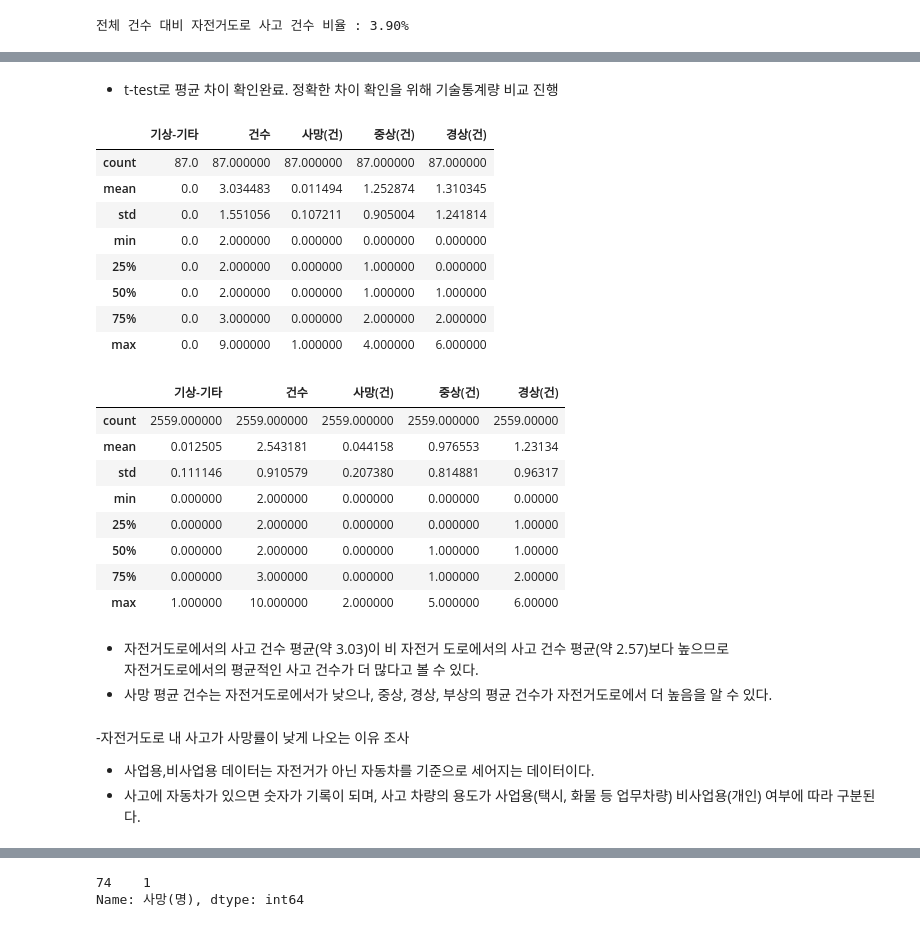
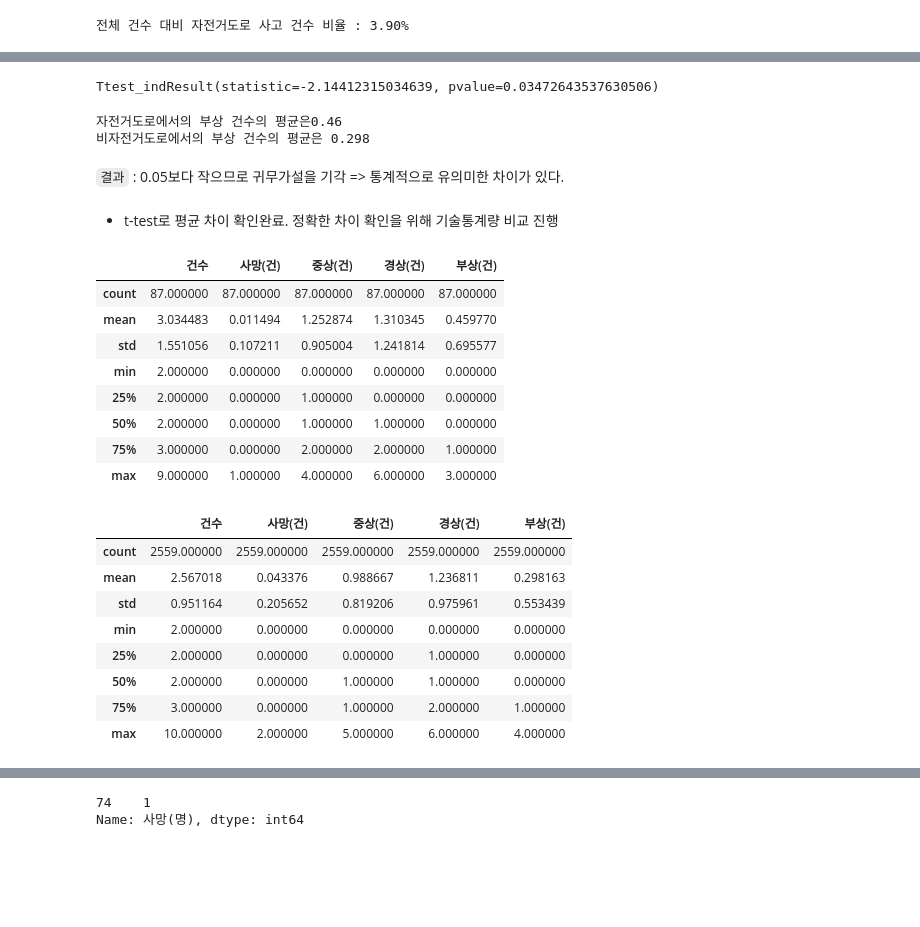
Before and after one commit to chestnut1717/BicycleAccident, a Jupyter notebook: bicycle_flow.ipynb, the cells around one changed output, grey strips where cells are left out. Drawn from its saved outputs; the diff is of its cells as text; code cells hidden in the pictures; blank space fills up the shorter version.

```diff
--- a/bicycle_flow.ipynb
+++ b/bicycle_flow.ipynb
@@ -1270,6 +1148,6 @@ bicycle_road.head()
 # %%
 # 비자전거도로 df
-not_bicycle_road = df.drop(index=bicycle_road.index)
-not_bicycle_road.head()
+not_bicycle = df.drop(index=bicycle_road.index)
+not_bicycle.head()
 # %% [output]
 |  | 광역 | 기초 | 지점명 | 사업용 | 비사업용 | 기타 | 중앙선침범 | 신호위반 | 안전거리미확보 | 불법유턴 | ... | ... |
@@ -1283,7 +1174,3 @@ not_bicycle_road.head()
 print(f"전체 건수 대비 자전거도로 사고 건수 비율 : {264/6772 * 100:.2f}%")
 # %% [output]
 전체 건수 대비 자전거도로 사고 건수 비율 : 3.90%
-# %%
-# index 초기화
-bicycle_road = bicycle_road.reset_index(drop=True)
-not_bicycle_road = not_bicycle_road.reset_index(drop=True)
@@ -1334,35 +1244,40 @@ Ttest_indResult(statistic=2.9373182557463133, pvalue=0.004224968433011237)
+# %%
+stats.ttest_ind(not_bicycle_injury_3,bicycle_injury_3, equal_var = False)
+# %% [output]
+Ttest_indResult(statistic=-2.14412315034639, pvalue=0.03472643537630506)
+# %%
+print(f"자전거도로에서의 부상 건수의 평균은{bicycle.describe()['부상(건)']['mean']:.3}\n"
+f"비자전거도로에서의 부상 건수의 평균은 {not_bicycle.describe()['부상(건)']['mean']:.3}")
+# %% [output]
+자전거도로에서의 부상 건수의 평균은0.46
+비자전거도로에서의 부상 건수의 평균은 0.298
+# %% [markdown]
+`결과` : 0.05보다 작으므로 귀무가설을 기각 => 통계적으로 유의미한 차이가 있다.
 # %% [markdown]
 - t-test로 평균 차이 확인완료. 정확한 차이 확인을 위해 기술통계량 비교 진행
 # %%
 #자전거도로 사고 건 기술통계량
-bicycle_road.iloc[:, -11:-6].describe()
+bicycle_road.iloc[:, -10:-5].describe()
 # %% [output]
-|  | 기상-기타 | 건수 | 사망(건) | 중상(건) | 경상(건) |
-| count | 87.0 | 87.000000 | 87.000000 | 87.000000 | 87.000000 |
-| mean | 0.0 | 3.034483 | 0.011494 | 1.252874 | 1.310345 |
-| std | 0.0 | 1.551056 | 0.107211 | 0.905004 | 1.241814 |
-| min | 0.0 | 2.000000 | 0.000000 | 0.000000 | 0.000000 |
-| 25% | 0.0 | 2.000000 | 0.000000 | 1.000000 | 0.000000 |
-| 50% | 0.0 | 2.000000 | 0.000000 | 1.000000 | 1.000000 |
-| 75% | 0.0 | 3.000000 | 0.000000 | 2.000000 | 2.000000 |
-| max | 0.0 | 9.000000 | 1.000000 | 4.000000 | 6.000000 |
+|  | 건수 | 사망(건) | 중상(건) | 경상(건) | 부상(건) |
+| count | 87.000000 | 87.000000 | 87.000000 | 87.000000 | 87.000000 |
+| mean | 3.034483 | 0.011494 | 1.252874 | 1.310345 | 0.459770 |
+| std | 1.551056 | 0.107211 | 0.905004 | 1.241814 | 0.695577 |
+| min | 2.000000 | 0.000000 | 0.000000 | 0.000000 | 0.000000 |
+| 25% | 2.000000 | 0.000000 | 1.000000 | 0.000000 | 0.000000 |
+| 50% | 2.000000 | 0.000000 | 1.000000 | 1.000000 | 0.000000 |
+| 75% | 3.000000 | 0.000000 | 2.000000 | 2.000000 | 1.000000 |
+| max | 9.000000 | 1.000000 | 4.000000 | 6.000000 | 3.000000 |
 # %%
 # 비자전거도로 사고 건 기술통계량
-not_bicycle_road.iloc[:, -11:-6].describe()
+not_bicycle_road.iloc[:, -10:-5].describe()
 # %% [output]
-|  | 기상-기타 | 건수 | 사망(건) | 중상(건) | 경상(건) |
-| count | 2559.000000 | 2559.000000 | 2559.000000 | 2559.000000 | 2559.00000 |
-| mean | 0.012505 | 2.543181 | 0.044158 | 0.976553 | 1.23134 |
-| std | 0.111146 | 0.910579 | 0.207380 | 0.814881 | 0.96317 |
-| min | 0.000000 | 2.000000 | 0.000000 | 0.000000 | 0.00000 |
-| 25% | 0.000000 | 2.000000 | 0.000000 | 0.000000 | 1.00000 |
-| 50% | 0.000000 | 2.000000 | 0.000000 | 1.000000 | 1.00000 |
-| 75% | 0.000000 | 3.000000 | 0.000000 | 1.000000 | 2.00000 |
-| max | 1.000000 | 10.000000 | 2.000000 | 5.000000 | 6.00000 |
+|  | 건수 | 사망(건) | 중상(건) | 경상(건) | 부상(건) |
+| count | 2559.000000 | 2559.000000 | 2559.000000 | 2559.000000 | 2559.000000 |
+| mean | 2.567018 | 0.043376 | 0.988667 | 1.236811 | 0.298163 |
+| std | 0.951164 | 0.205652 | 0.819206 | 0.975961 | 0.553439 |
+| min | 2.000000 | 0.000000 | 0.000000 | 0.000000 | 0.000000 |
+| 25% | 2.000000 | 0.000000 | 0.000000 | 1.000000 | 0.000000 |
+| 50% | 2.000000 | 0.000000 | 1.000000 | 1.000000 | 0.000000 |
+| 75% | 3.000000 | 0.000000 | 1.000000 | 2.000000 | 1.000000 |
+| max | 10.000000 | 2.000000 | 5.000000 | 6.000000 | 4.000000 |
-# %% [markdown]
-- 자전거도로에서의 사고 건수 평균(약 3.03)이 비 자전거 도로에서의 사고 건수 평균(약 2.57)보다 높으므로 <br/>자전거도로에서의 평균적인 사고 건수가 더 많다고 볼 수 있다.
-- 사망 평균 건수는 자전거도로에서가 낮으나, 중상, 경상, 부상의 평균 건수가 자전거도로에서 더 높음을 알 수 있다.
-# %% [markdown]
--자전거도로 내 사고가 사망률이 낮게 나오는 이유 조사
-- 사업용,비사업용 데이터는 자전거가 아닌 자동차를 기준으로 세어지는 데이터이다.
-- 사고에 자동차가 있으면 숫자가 기록이 되며, 사고 차량의 용도가 사업용(택시, 화물 등 업무차량) 비사업용(개인) 여부에 따라 구분된다.
```
Also changed, not shown: parts of 142 cells of this notebook.
